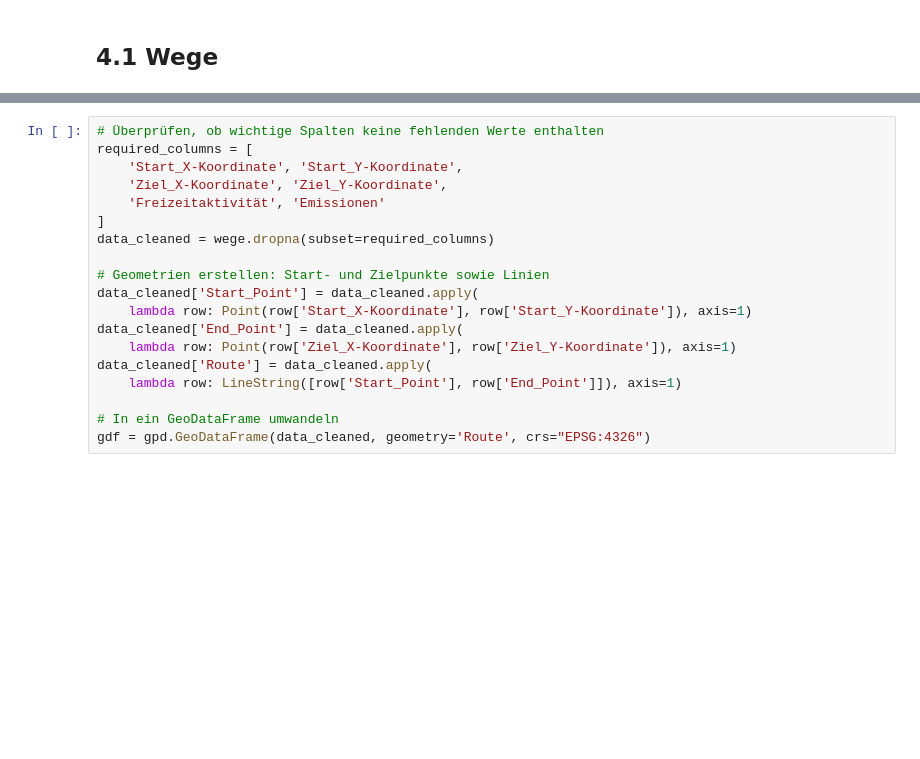
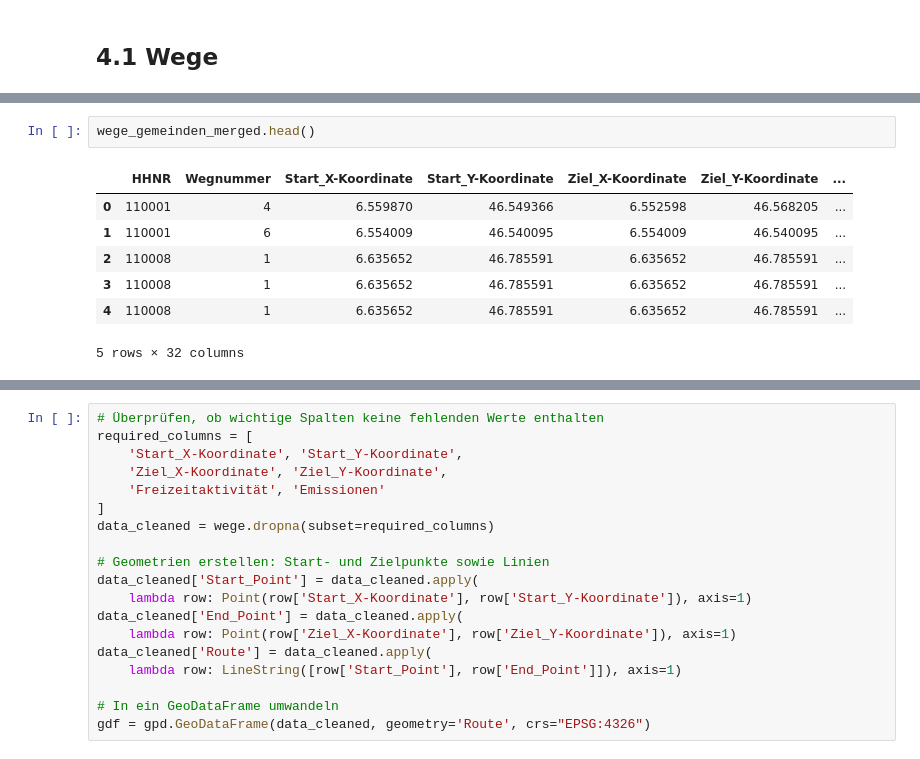
Before and after one commit to larissa-marti/ANM_Gruppe_Y, a Jupyter notebook: geo.ipynb, the cells around one changed output, grey strips where cells are left out. Cells and saved outputs as stored; diff of their text form; blank space fills up the shorter version.

```diff
--- a/geo.ipynb
+++ b/geo.ipynb
@@ -126,0 +143,10 @@ wege_gemeinden_merged
+# %%
+wege_gemeinden_merged.head()
+# %% [output]
+|  | HHNR | Wegnummer | Start_X-Koordinate | Start_Y-Koordinate | Ziel_X-Koordinate | Ziel_Y-Koordinate | ... |
+| 0 | 110001 | 4 | 6.559870 | 46.549366 | 6.552598 | 46.568205 | ... |
+| 1 | 110001 | 6 | 6.554009 | 46.540095 | 6.554009 | 46.540095 | ... |
+| 2 | 110008 | 1 | 6.635652 | 46.785591 | 6.635652 | 46.785591 | ... |
+| 3 | 110008 | 1 | 6.635652 | 46.785591 | 6.635652 | 46.785591 | ... |
+| 4 | 110008 | 1 | 6.635652 | 46.785591 | 6.635652 | 46.785591 | ... |
+5 rows × 32 columns
```
Also changed, not shown: parts of 7 cells of this notebook.
